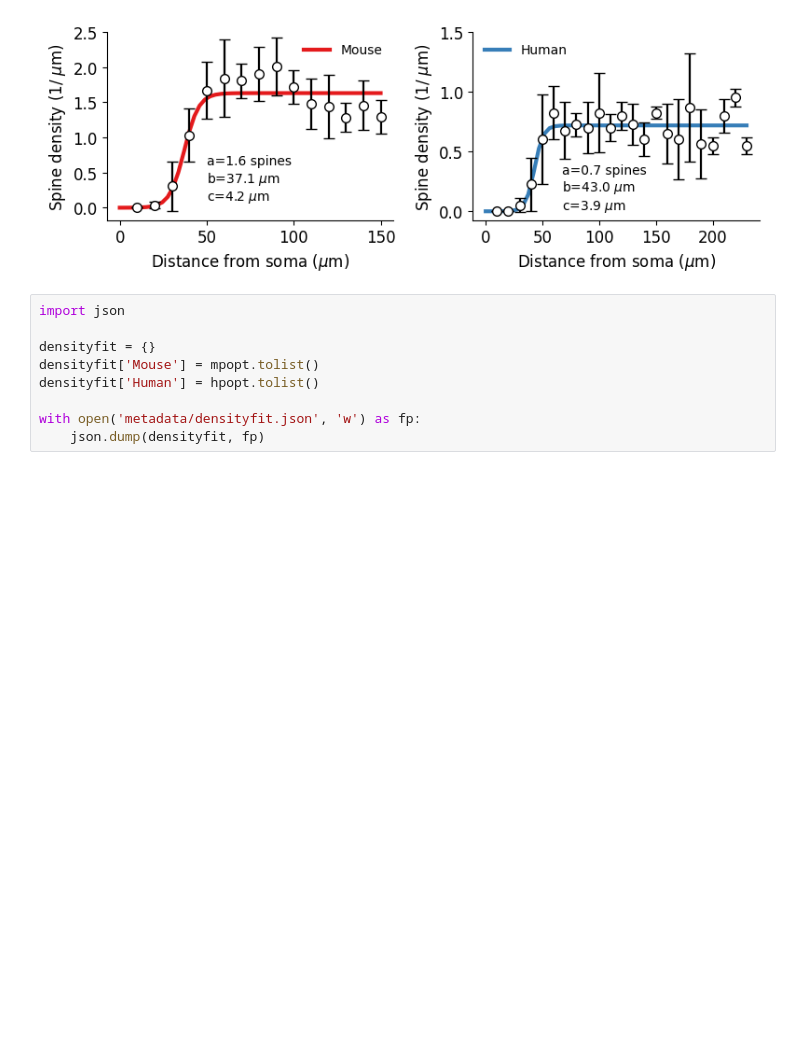
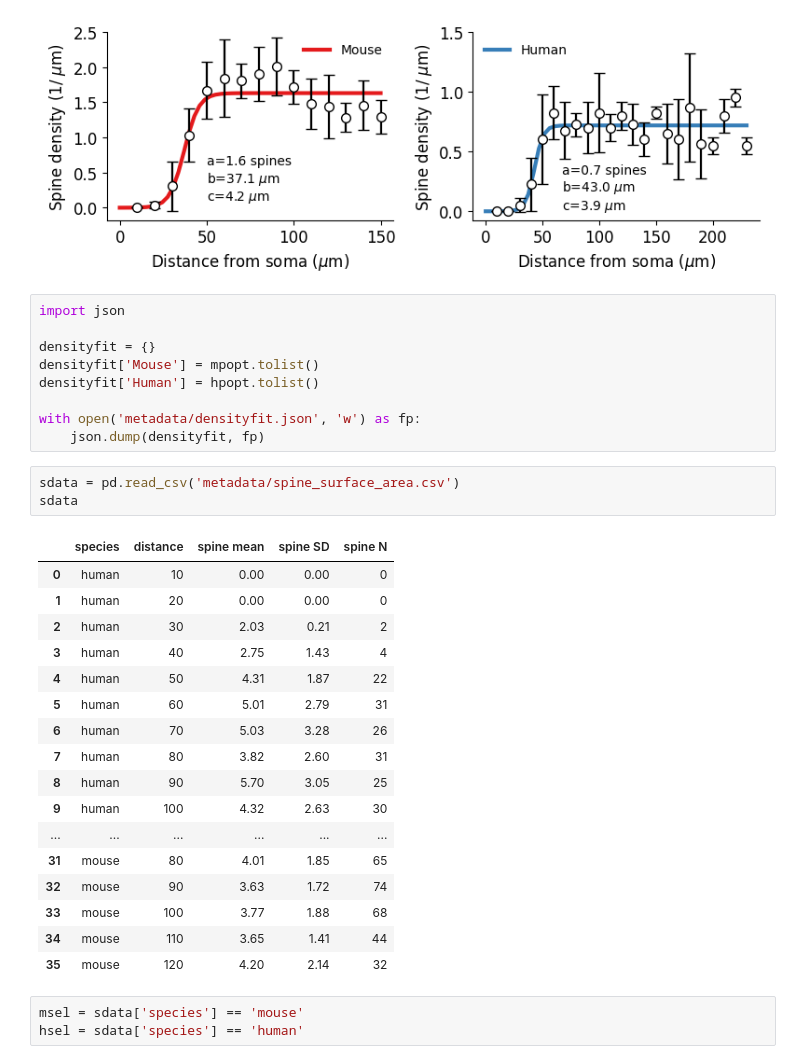
Before and after one commit to a1eko/humanspn, a Jupyter notebook: reconstructions/analysis/spine-compare.ipynb, the cells around one changed output. Saved outputs shown, nothing was run; the diff lists cells and outputs as text; blank space fills up the shorter version.

```diff
--- a/reconstructions/analysis/spine-compare.ipynb
+++ b/reconstructions/analysis/spine-compare.ipynb
@@ -126,3 +126,27 @@ densityfit['Human'] = hpopt.tolist()
 
 with open('metadata/densityfit.json', 'w') as fp:
     json.dump(densityfit, fp)
+# %%
+sdata = pd.read_csv('metadata/spine_surface_area.csv')
+sdata
+# %% [output]
+|  | species | distance | spine mean | spine SD | spine N |
+| 0 | human | 10 | 0.00 | 0.00 | 0 |
+| 1 | human | 20 | 0.00 | 0.00 | 0 |
+| 2 | human | 30 | 2.03 | 0.21 | 2 |
+| 3 | human | 40 | 2.75 | 1.43 | 4 |
+| 4 | human | 50 | 4.31 | 1.87 | 22 |
+| 5 | human | 60 | 5.01 | 2.79 | 31 |
+| 6 | human | 70 | 5.03 | 3.28 | 26 |
+| 7 | human | 80 | 3.82 | 2.60 | 31 |
+| 8 | human | 90 | 5.70 | 3.05 | 25 |
+| 9 | human | 100 | 4.32 | 2.63 | 30 |
+| ... | ... | ... | ... | ... | ... |
+| 31 | mouse | 80 | 4.01 | 1.85 | 65 |
+| 32 | mouse | 90 | 3.63 | 1.72 | 74 |
+| 33 | mouse | 100 | 3.77 | 1.88 | 68 |
+| 34 | mouse | 110 | 3.65 | 1.41 | 44 |
+| 35 | mouse | 120 | 4.20 | 2.14 | 32 |
+# %%
+msel = sdata['species'] == 'mouse'
+hsel = sdata['species'] == 'human'
```
Also changed, not shown: parts of 2 cells of this notebook, 53 other files.
